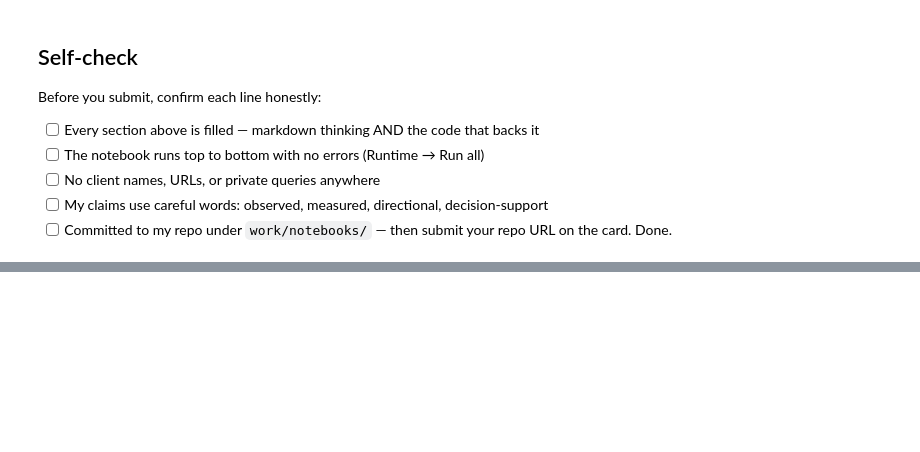
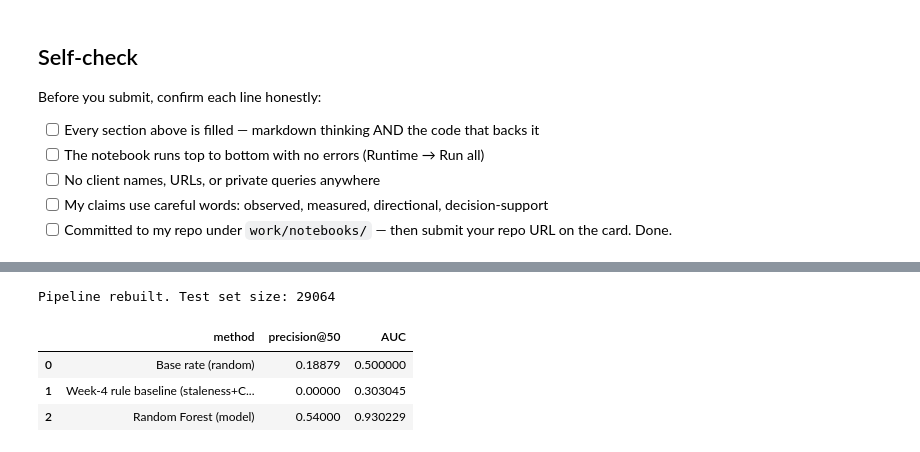
Before and after one commit to Zainab-Aijaz/FlyRank_ML_Assignment_Internship, a Jupyter notebook: work/notebooks/w04_baseline_score.ipynb, the cells around one changed output, grey strips where cells are left out. Cells and saved outputs as stored; diff of their text form; code cells hidden in the pictures; blank space fills up the shorter version.

```diff
--- a/work/notebooks/w04_baseline_score.ipynb
+++ b/work/notebooks/w04_baseline_score.ipynb
@@ -613,0 +758,53 @@ Before you submit, confirm each line honestly:
+# %%
+from sklearn.model_selection import GroupShuffleSplit
+from sklearn.ensemble import RandomForestClassifier
+from sklearn.metrics import roc_auc_score
+import numpy as np
+
+def precision_at_k(y_true, scores, k):
+    order = np.argsort(-np.asarray(scores))
+    top_k = order[:k]
+    y_arr = y_true.values if hasattr(y_true, "values") else np.asarray(y_true)
+    return y_arr[top_k].mean()
+
+model_cols = ["impressions_window", "clicks_window", "april_impressions", "april_clicks",
+              "february_clicks", "click_through_rate", "weighted_position", "momentum",
+              "active_days", "click_through_rate_missing", "weighted_position_missing", "momentum_missing"]
+
+X = data_model[model_cols]
+y = data_model["declined"]
+groups = data_model["client_hash_id"]
+
+gss = GroupShuffleSplit(n_splits=1, test_size=0.3, random_state=42)
+train_idx, test_idx = next(gss.split(X, y, groups))
+
+rf = RandomForestClassifier(n_estimators=200, max_depth=6, random_state=42, class_weight="balanced")
+rf.fit(X.iloc[train_idx], y.iloc[train_idx])
+rf_scores = rf.predict_proba(X.iloc[test_idx])[:, 1]
+
+print("Pipeline rebuilt. Test set size:", len(test_idx))
+# %% [output]
+Pipeline rebuilt. Test set size: 29064
+# %%
+y_test = y.iloc[test_idx].reset_index(drop=True)
+baseline_scores_test = data_model.iloc[test_idx]["baseline_score"].reset_index(drop=True)
+
+comparison_v2 = pd.DataFrame({
+    "method": ["Base rate (random)", "Week-4 rule baseline (staleness+CTR, rebuilt)", "Random Forest (model)"],
+    "precision@50": [
+        y_test.mean(),
+        precision_at_k(y_test, baseline_scores_test.values, 50),
+        precision_at_k(y_test, rf_scores, 50),
+    ],
+    "AUC": [
+        0.5,
+        roc_auc_score(y_test, baseline_scores_test),
+        roc_auc_score(y_test, rf_scores),
+    ]
+})
+comparison_v2
+# %% [output]
+|  | method | precision@50 | AUC |
+| 0 | Base rate (random) | 0.18879 | 0.500000 |
+| 1 | Week-4 rule baseline (staleness+C... | 0.00000 | 0.303045 |
+| 2 | Random Forest (model) | 0.54000 | 0.930229 |
```
Also changed, not shown: parts of 19 cells of this notebook.
